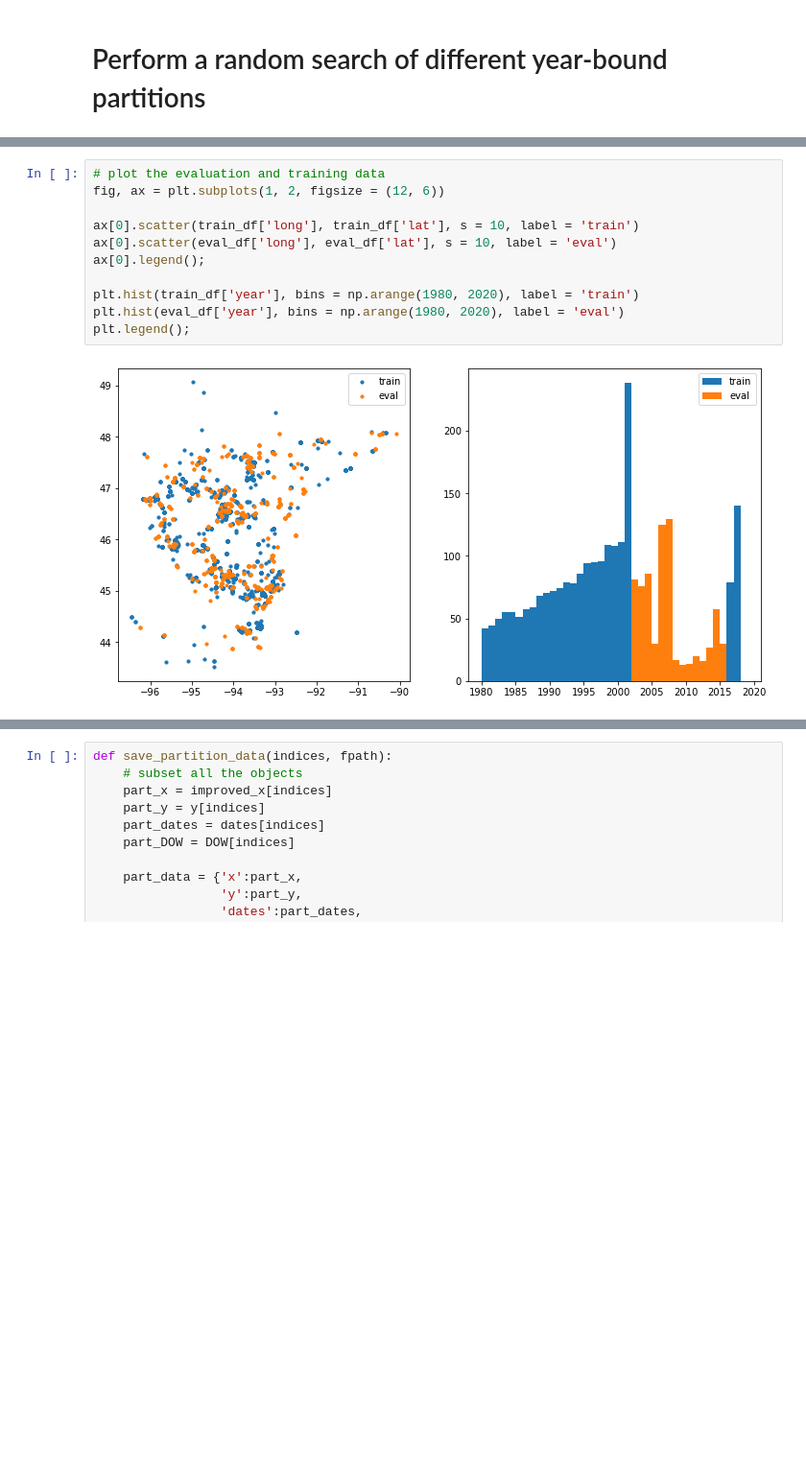
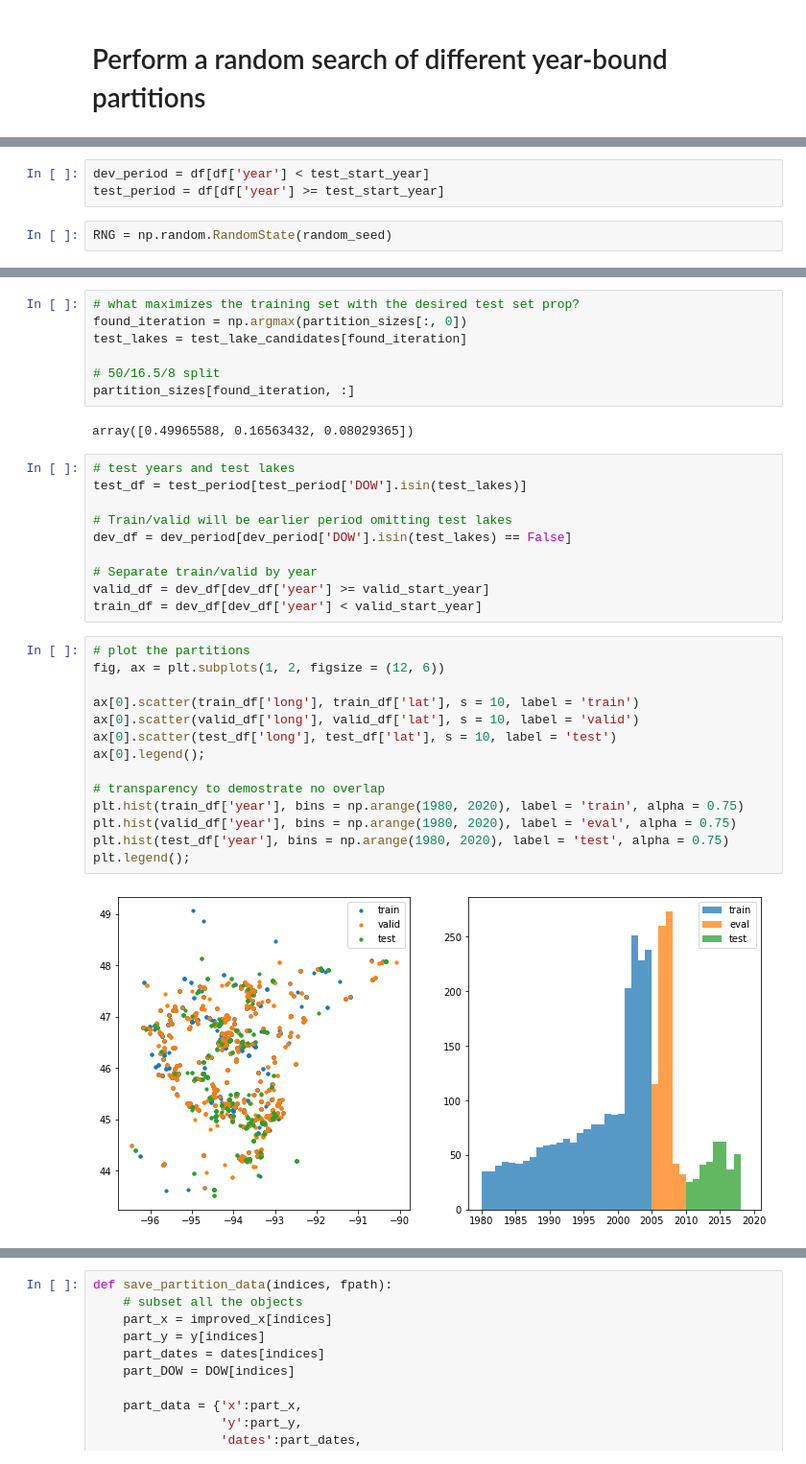
Before and after one commit to jdiaz4302/lake_ice_prediction, a Jupyter notebook: 01_process/src/C_TrainTestSplits.ipynb, the cells around one changed output, grey strips where cells are left out. Shown: that part at 96% size. Saved outputs shown, nothing was run; the diff lists cells and outputs as text; blank space fills up the shorter version.

```diff
--- a/01_process/src/C_TrainTestSplits.ipynb
+++ b/01_process/src/C_TrainTestSplits.ipynb
@@ -356,0 +279,5 @@ train_df = get_remaining_data(df, year_bounds_A)
+# %%
+dev_period = df[df['year'] < test_start_year]
+test_period = df[df['year'] >= test_start_year]
+# %%
+RNG = np.random.RandomState(random_seed)
@@ -357,13 +318,35 @@ train_df = get_remaining_data(df, year_bounds_A)
+# %%
+# what maximizes the training set with the desired test set prop?
+found_iteration = np.argmax(partition_sizes[:, 0])
+test_lakes = test_lake_candidates[found_iteration]
+
+# 50/16.5/8 split
+partition_sizes[found_iteration, :]
+# %% [output]
+array([0.49965588, 0.16563432, 0.08029365])
+# %%
+# test years and test lakes
+test_df = test_period[test_period['DOW'].isin(test_lakes)]
+
+# Train/valid will be earlier period omitting test lakes
+dev_df = dev_period[dev_period['DOW'].isin(test_lakes) == False]
+
+# Separate train/valid by year
+valid_df = dev_df[dev_df['year'] >= valid_start_year]
+train_df = dev_df[dev_df['year'] < valid_start_year]
 # %%
-# plot the evaluation and training data
+# plot the partitions
 fig, ax = plt.subplots(1, 2, figsize = (12, 6))
 
 ax[0].scatter(train_df['long'], train_df['lat'], s = 10, label = 'train')
-ax[0].scatter(eval_df['long'], eval_df['lat'], s = 10, label = 'eval')
+ax[0].scatter(valid_df['long'], valid_df['lat'], s = 10, label = 'valid')
+ax[0].scatter(test_df['long'], test_df['lat'], s = 10, label = 'test')
 ax[0].legend();
 
-plt.hist(train_df['year'], bins = np.arange(1980, 2020), label = 'train')
-plt.hist(eval_df['year'], bins = np.arange(1980, 2020), label = 'eval')
+# transparency to demostrate no overlap
+plt.hist(train_df['year'], bins = np.arange(1980, 2020), label = 'train', alpha = 0.75)
+plt.hist(valid_df['year'], bins = np.arange(1980, 2020), label = 'eval', alpha = 0.75)
+plt.hist(test_df['year'], bins = np.arange(1980, 2020), label = 'test', alpha = 0.75)
 plt.legend();
 # %% [output]
-[figure, old version]
+[figure, new version]
```
Also changed, not shown: parts of 23 cells of this notebook.
